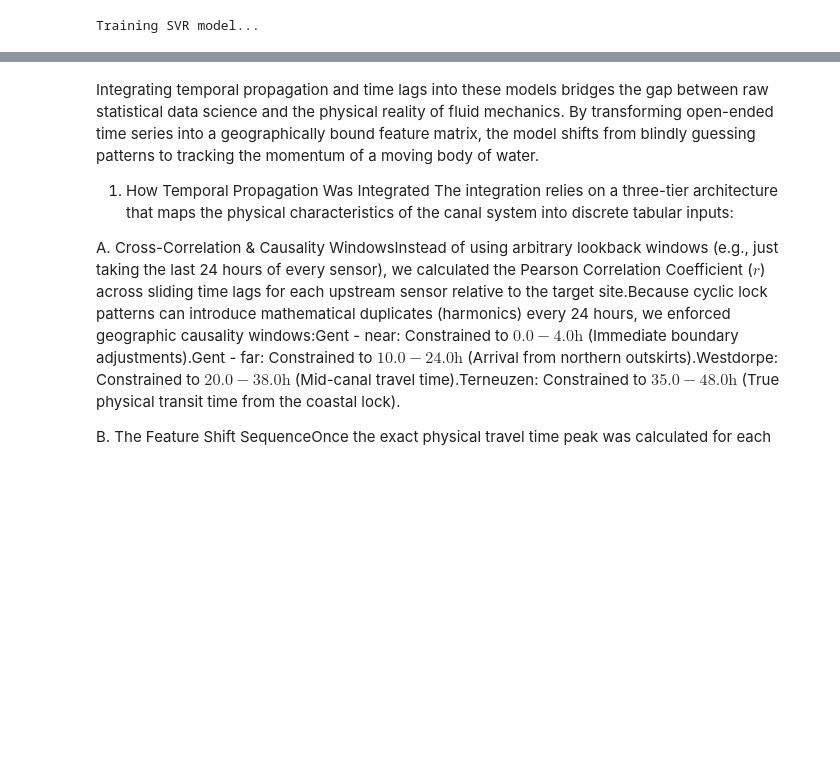
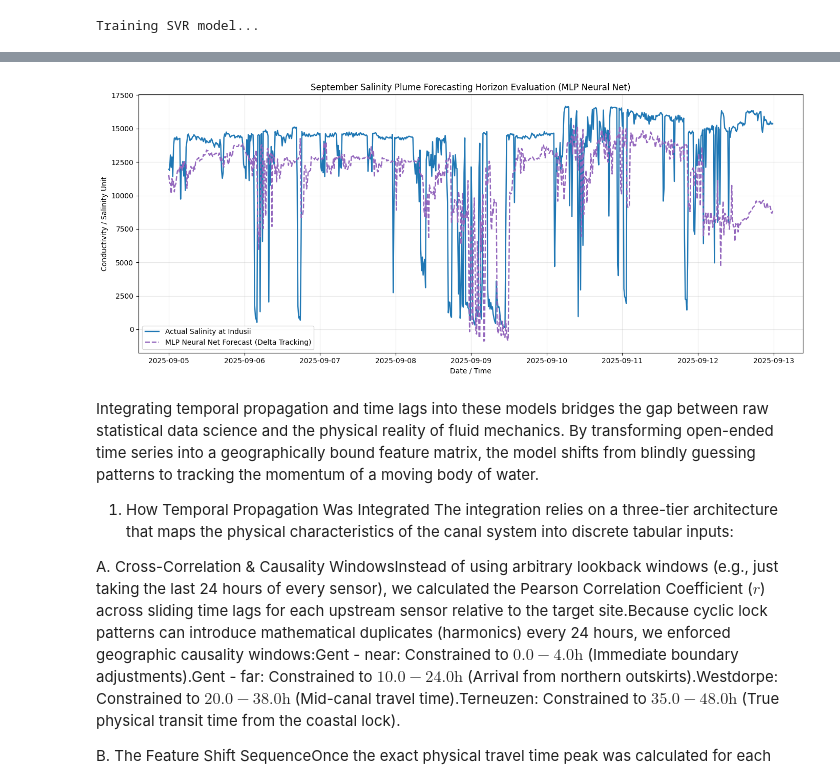
Before and after one commit to ShehabEldeenAyman/Gent-Terneuzen-canal, a Jupyter notebook: time_series_analysis/lag_analysis.ipynb, the cells around one changed output, grey strips where cells are left out. Saved outputs shown, nothing was run; the diff lists cells and outputs as text; code cells hidden in the pictures; blank space fills up the shorter version.

```diff
--- a/time_series_analysis/lag_analysis.ipynb
+++ b/time_series_analysis/lag_analysis.ipynb
@@ -401,3 +516,43 @@ plt.show()
+# %%
+plt.figure(figsize=(14, 6))
+
+# Since X_test now strictly represents September, we can zoom in on a highly
+# dynamic dynamic week (e.g., September 5th to September 12th) to inspect the fits.
+start_plot_date = '2025-09-05'
+end_plot_date = '2025-09-12'
+
+y_true_slice = y_true_absolute.loc[start_plot_date:end_plot_date]
+y_pred_slice = y_pred_absolute_mlp.loc[start_plot_date:end_plot_date]
+
+plt.plot(
+    y_true_slice.index,
+    y_true_slice.values,
+    label='Actual Salinity at Indusii',
+    color='#1f77b4',
+    linewidth=1.75
+)
+
+plt.plot(
+    y_pred_slice.index,
+    y_pred_slice.values,
+    label='MLP Neural Net Forecast (Delta Tracking)',
+    color='#9467bd',  # Distinct purple line for the Neural Network
+    linestyle='--',
+    linewidth=1.75
+)
+
+plt.title('September Salinity Plume Forecasting Horizon Evaluation (MLP Neural Net)')
+plt.xlabel('Date / Time')
+plt.ylabel('Conductivity / Salinity Unit')
+plt.grid(True, alpha=0.3)
+plt.legend(loc='lower left')
+plt.tight_layout()
+
+# Save the updated neural network performance chart
+plt.savefig('mlp_forecast_evaluation_september.png', dpi=300)
+plt.show()
+# %% [output]
+[figure, added]
 # %% [markdown]
 Integrating temporal propagation and time lags into these models bridges the gap between raw statistical data science and the physical reality of fluid mechanics. By transforming open-ended time series into a geographically bound feature matrix, the model shifts from blindly guessing patterns to tracking the momentum of a moving body of water.
 
```
Also changed, not shown: parts of 10 cells of this notebook, 2 other files.
